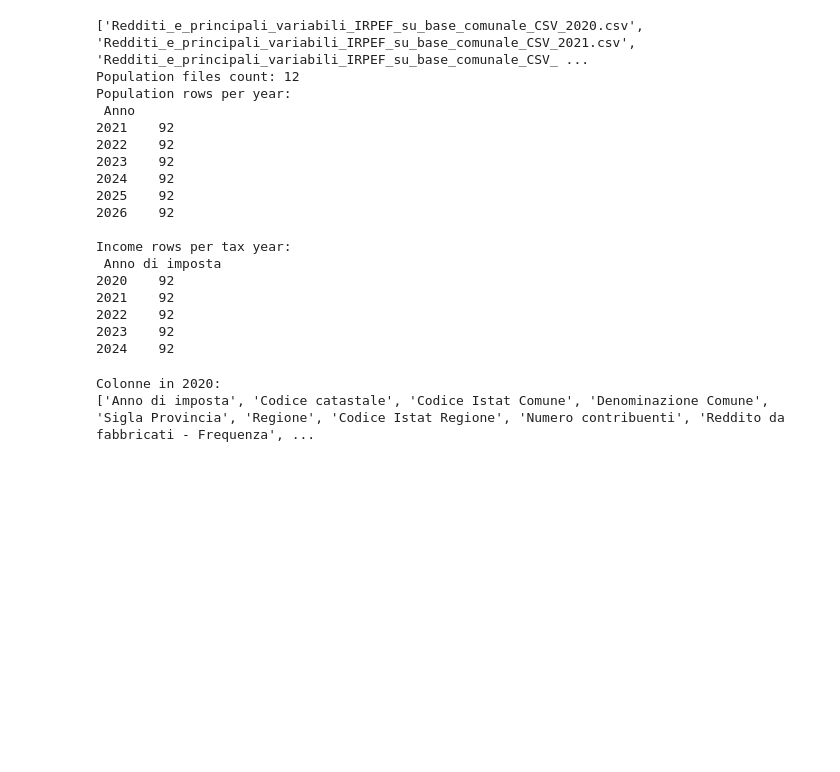
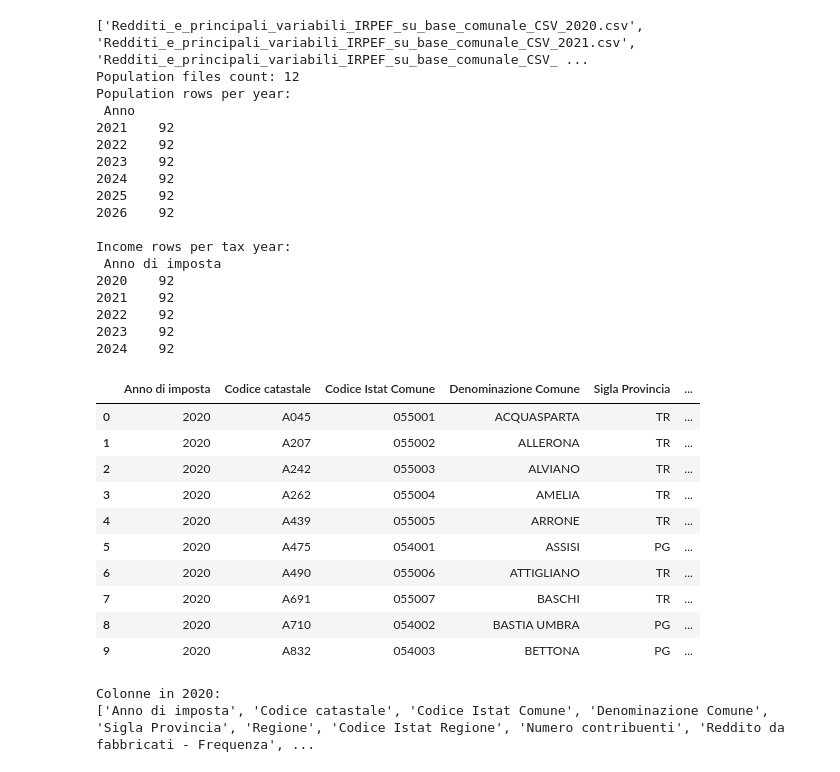
Before and after one commit to leobagnoli/umbria-housing-prices, a Jupyter notebook: notebooks/01_data_exploration_multiyear.ipynb, the cells around one changed output. Drawn from its saved outputs; the diff is of its cells as text; code cells hidden in the pictures; blank space fills up the shorter version.

```diff
--- a/notebooks/01_data_exploration_multiyear.ipynb
+++ b/notebooks/01_data_exploration_multiyear.ipynb
@@ -30,6 +30,7 @@ comuni_keys = umbria_demographics["Codice_Comune"].unique()
 
 
 # ---------- MEF income: explicit loading for all 5 years (2020-2024) ----------
+# ---------- MEF income: explicit loading for all 5 years (2020-2024) ----------
 income_filenames = [
     "Redditi_e_principali_variabili_IRPEF_su_base_comunale_CSV_2020.csv",
     "Redditi_e_principali_variabili_IRPEF_su_base_comunale_CSV_2021.csv",
@@ -40,6 +41,9 @@ income_filenames = [
 
 print(income_filenames)
 
+# Forza Pandas a mostrare tutte le colonne senza i "..."
+pd.set_option('display.max_columns', None)
+
 income_frames = []
 for fname in income_filenames:
     path = os.path.join(data_dir, fname)
@@ -47,49 +51,77 @@ for fname in income_filenames:
         df = pd.read_csv(path, sep=";", encoding="utf-8-sig", dtype=str,
                          index_col=False, usecols=lambda column: True)
 
-        # Filtro sicuro basato sulla provincia (PG e TR)
+        # 1. FIX CRITICO: Rimuove gli spazi iniziali e finali invisibili da tutti i nomi delle colonne
+        df.columns = df.columns.str.strip()
+
+        # Filtro sicuro basato sulla provincia
         if "Sigla Provincia" in df.columns:
             df_umbria = df[df["Sigla Provincia"].isin(["PG", "TR"])].copy()
         else:
-            # Fallback sul codice istat se la sigla provincia mancasse
             df["Codice Istat Comune"] = pd.to_numeric(df["Codice Istat Comune"], errors="coerce")
             df_umbria = df[df["Codice Istat Comune"].between(54000, 55999)].copy()
+
+        # ---------------- ESTRAZIONE REDDITO A FASCE ---------------- #
+        cols_to_clean = [c for c in df_umbria.columns if any(k in c for k in ['Ammontare in euro', 'Frequenza', 'contribuenti'])]
+
+        for c in cols_to_clean:
+            df_umbria[c] = pd.to_numeric(
+                df_umbria[c].astype(str).str.replace('.', '', regex=False).str.replace(',', '.', regex=False),
+                errors='coerce'
+            ).fillna(0)
+
+        bracket_amount_cols = [c for c in df_umbria.columns if 'Reddito complessivo' in c and 'Ammontare in euro' in c and '-' in c]
+
+        if bracket_amount_cols:
+            df_umbria['Reddito complessivo - Ammontare in euro_CALCOLATO'] = df_umbria[bracket_amount_cols].sum(axis=1)
+        # ------------------------------------------------------------ #
 
         income_frames.append(df_umbria)
     else:
         print(f"Attenzione: file non trovato -> {fname}")
 
 umbria_income = pd.concat(income_frames, ignore_index=True)
-
 # Pulizia finale e conversione codici
 umbria_income["Codice Istat Comune"] = umbria_income["Codice Istat Comune"].astype(str).str.strip()
 umbria_income["Codice_Comune"] = pd.to_numeric(umbria_income["Codice Istat Comune"], errors="coerce").astype(int)
 umbria_income["Anno di imposta"] = pd.to_numeric(umbria_income["Anno di imposta"])
 umbria_income["Anno"] = umbria_income["Anno di imposta"] + INCOME_LAG
 
 # ---------- Verifiche finali ----------
 print("Population files count:", len(posas_files))
 print("Population rows per year:\n", umbria_demographics.groupby("Anno")["Codice_Comune"].nunique().to_string())
 print("\nIncome rows per tax year:\n", umbria_income.groupby("Anno di imposta")["Codice_Comune"].nunique().to_string())
+display(umbria_income.head(10))
 # %% [output]
 ['Redditi_e_principali_variabili_IRPEF_su_base_comunale_CSV_2020.csv', 'Redditi_e_principali_variabili_IRPEF_su_base_comunale_CSV_2021.csv', 'Redditi_e_principali_variabili_IRPEF_su_base_comunale_CSV_ ...
 Population files count: 12
 Population rows per year:
  Anno
 2021    92
 2022    92
 2023    92
 2024    92
 2025    92
 2026    92
 
 Income rows per tax year:
  Anno di imposta
 2020    92
 2021    92
 2022    92
 2023    92
 2024    92
+|  | Anno di imposta | Codice catastale | Codice Istat Comune | Denominazione Comune | Sigla Provincia | ... |
+| 0 | 2020 | A045 | 055001 | ACQUASPARTA | TR | ... |
+| 1 | 2020 | A207 | 055002 | ALLERONA | TR | ... |
+| 2 | 2020 | A242 | 055003 | ALVIANO | TR | ... |
+| 3 | 2020 | A262 | 055004 | AMELIA | TR | ... |
+| 4 | 2020 | A439 | 055005 | ARRONE | TR | ... |
+| 5 | 2020 | A475 | 054001 | ASSISI | PG | ... |
+| 6 | 2020 | A490 | 055006 | ATTIGLIANO | TR | ... |
+| 7 | 2020 | A691 | 055007 | BASCHI | TR | ... |
+| 8 | 2020 | A710 | 054002 | BASTIA UMBRA | PG | ... |
+| 9 | 2020 | A832 | 054003 | BETTONA | PG | ... |
 # %%
 import os
 import pandas as pd
```
Also changed, not shown: parts of 5 cells of this notebook, 5 other files.
